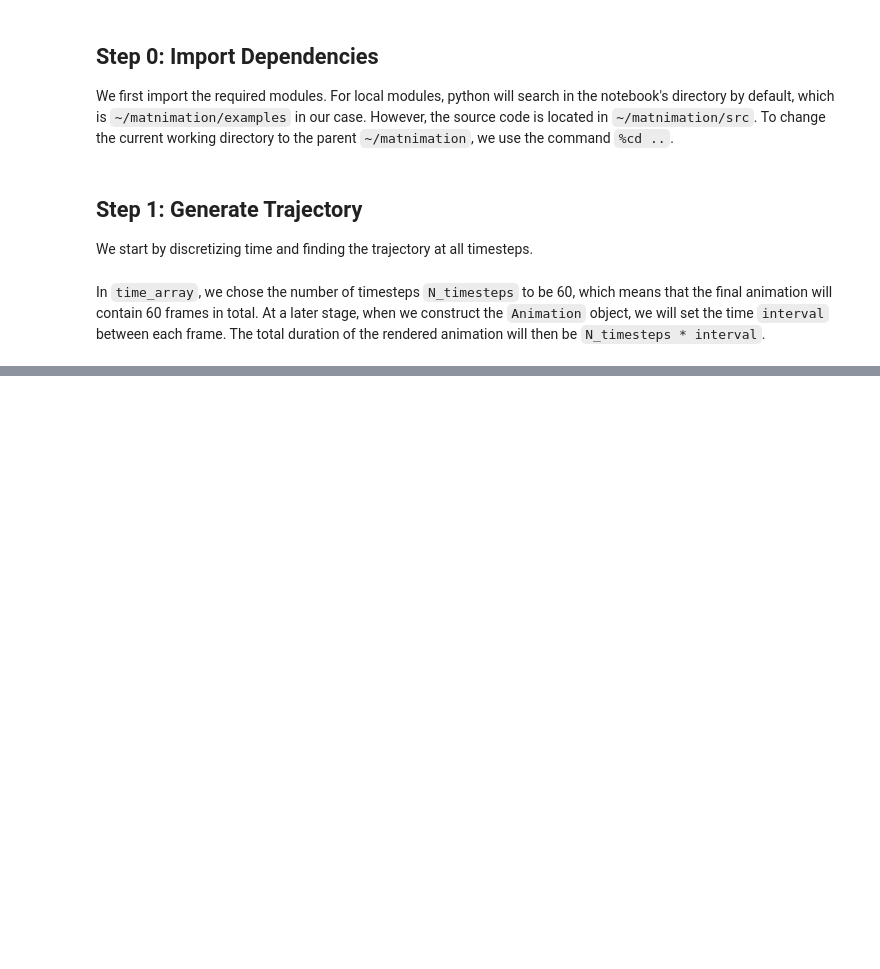
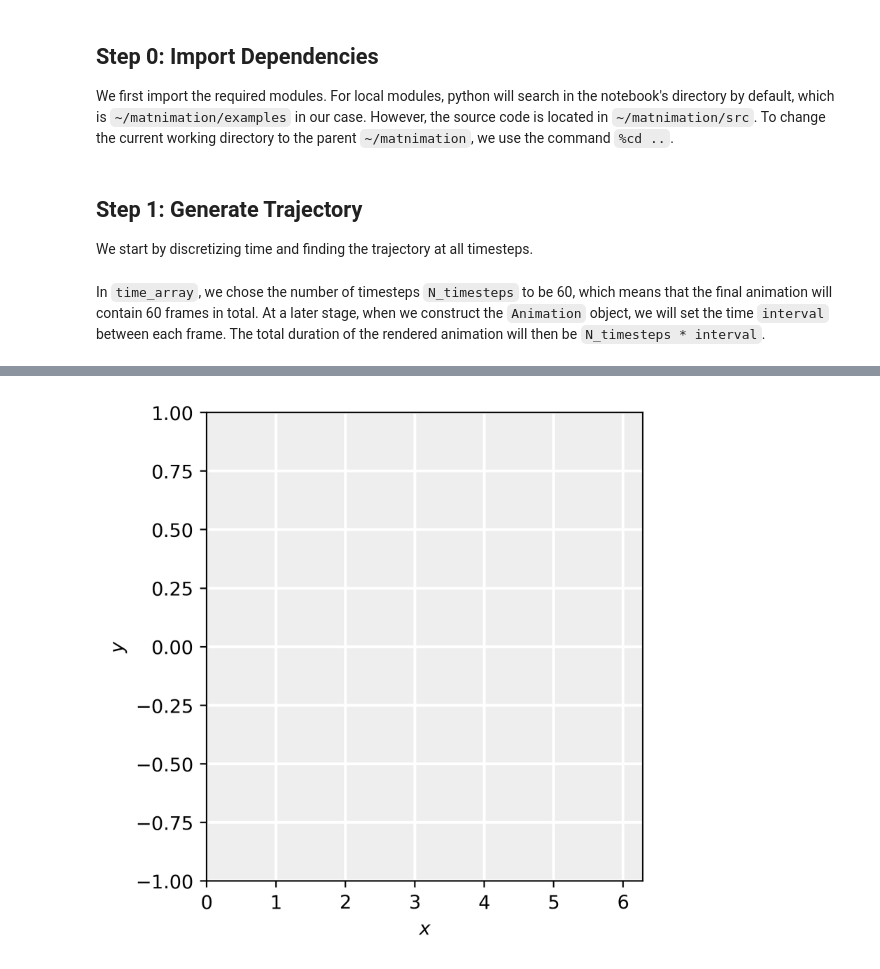
Before and after one commit to timdewild/matnimation, a Jupyter notebook: examples/oscillating_particle.ipynb, the cells around one changed output, grey strips where cells are left out. Cells and saved outputs as stored; diff of their text form; code cells hidden in the pictures; blank space fills up the shorter version.

```diff
--- a/examples/oscillating_particle.ipynb
+++ b/examples/oscillating_particle.ipynb
@@ -32,0 +38,10 @@ In `time_array`, we chose the number of timesteps `N_timesteps` to be 60, which
+# %%
+canvas = SingleCanvas(
+    figsize = (4,4),
+    dpi = 400,
+    time_array = time_array,
+    axis_limits = [0, 2*np.pi, -1, 1],
+    axis_labels = ['$x$', '$y$'],
+)
+# %% [output]
+[figure, added]
```
Also changed, not shown: parts of 1 cell of this notebook.
